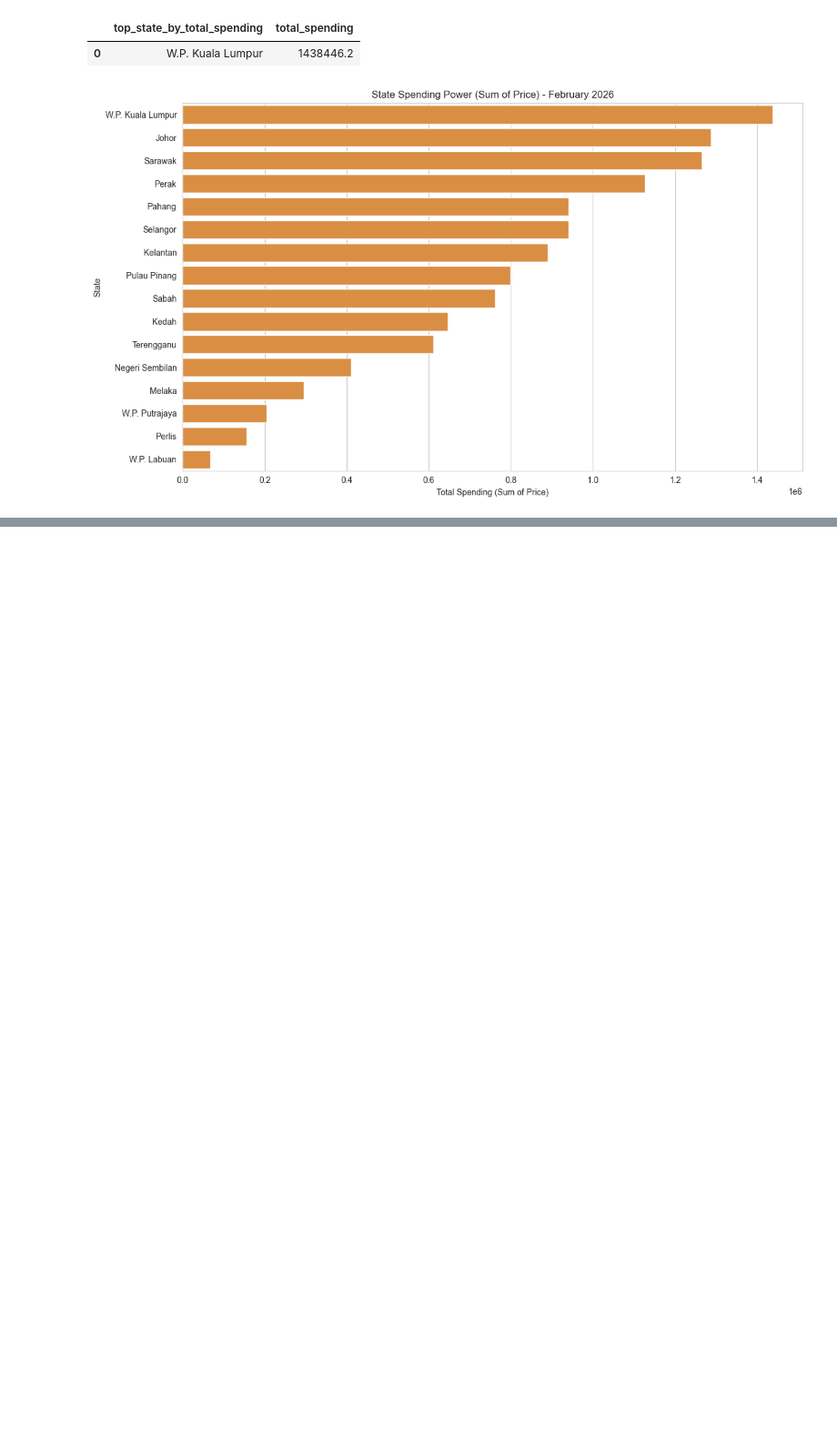
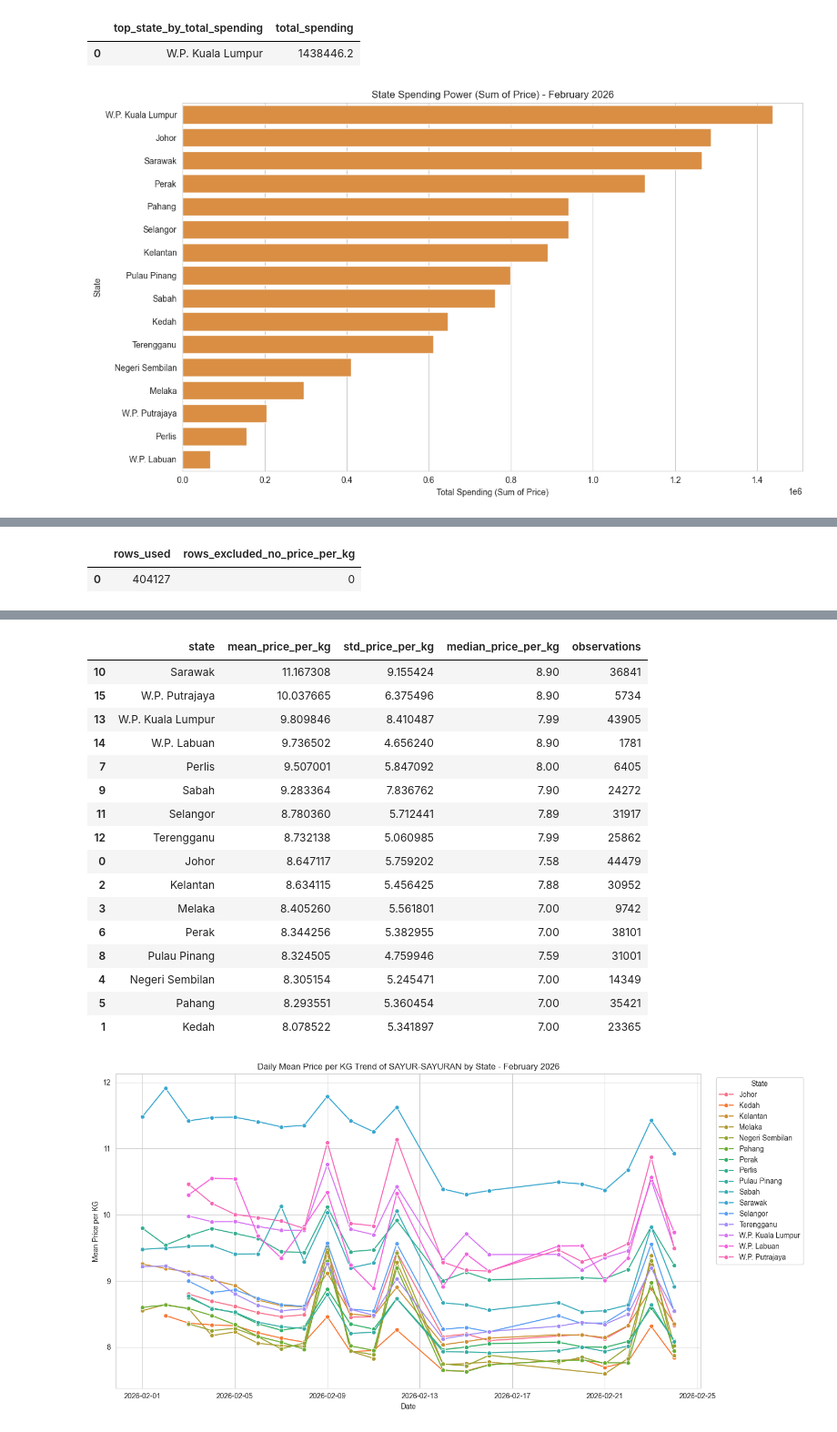
Before and after one commit to khorzhenwin/malaysian-economic-pricing, a Jupyter notebook: consumer-pricing-analysis.ipynb, the cells around one changed output, grey strips where cells are left out. Shown at 91% size. Saved outputs shown, nothing was run; the diff lists cells and outputs as text; code cells hidden in the pictures; blank space fills up the shorter version.

```diff
--- a/consumer-pricing-analysis.ipynb
+++ b/consumer-pricing-analysis.ipynb
@@ -244,0 +487,41 @@ plt.show()
+# %%
+# Daily mean price_per_kg of SAYUR-SAYURAN by state
+sayur_mass_df = sayur_df.loc[sayur_df["price_per_kg"].notna()].copy()
+
+sayur_daily_price_state = (
+    sayur_mass_df.groupby(["date", "state"], as_index=False)["price_per_kg"]
+    .mean()
+    .rename(columns={"price_per_kg": "mean_price_per_kg"})
+    .sort_values(["state", "date"])
+)
+
+display(pd.DataFrame([{"rows_used": len(
+    sayur_mass_df), "rows_excluded_no_price_per_kg": len(sayur_df) - len(sayur_mass_df)}]))
+display(sayur_daily_price_state.head(30))
+
+# Overall state-level summary for comparison
+sayur_price_state_summary = (
+    sayur_mass_df.groupby("state", as_index=False)["price_per_kg"]
+    .agg(mean_price_per_kg="mean", std_price_per_kg="std", median_price_per_kg="median", observations="count")
+    .sort_values("mean_price_per_kg", ascending=False)
+)
+
+display(sayur_price_state_summary)
+
+plt.figure(figsize=(14, 7))
+sns.lineplot(
+    data=sayur_daily_price_state,
+    x="date",
+    y="mean_price_per_kg",
+    hue="state",
+    marker="o"
+)
+plt.title("Daily Mean Price per KG Trend of SAYUR-SAYURAN by State - February 2026")
+plt.xlabel("Date")
+plt.ylabel("Mean Price per KG")
+plt.legend(title="State", bbox_to_anchor=(1.02, 1), loc="upper left")
+plt.tight_layout()
+plt.show()
+# %% [output]
+|  | rows_used | rows_excluded_no_price_per_kg |
+| 0 | 404127 | 0 |
@@ -244,0 +545,18 @@ plt.show()
+|  | state | mean_price_per_kg | std_price_per_kg | median_price_per_kg | observations |
+| 10 | Sarawak | 11.167308 | 9.155424 | 8.90 | 36841 |
+| 15 | W.P. Putrajaya | 10.037665 | 6.375496 | 8.90 | 5734 |
+| 13 | W.P. Kuala Lumpur | 9.809846 | 8.410487 | 7.99 | 43905 |
+| 14 | W.P. Labuan | 9.736502 | 4.656240 | 8.90 | 1781 |
+| 7 | Perlis | 9.507001 | 5.847092 | 8.00 | 6405 |
+| 9 | Sabah | 9.283364 | 7.836762 | 7.90 | 24272 |
+| 11 | Selangor | 8.780360 | 5.712441 | 7.89 | 31917 |
+| 12 | Terengganu | 8.732138 | 5.060985 | 7.99 | 25862 |
+| 0 | Johor | 8.647117 | 5.759202 | 7.58 | 44479 |
+| 2 | Kelantan | 8.634115 | 5.456425 | 7.88 | 30952 |
+| 3 | Melaka | 8.405260 | 5.561801 | 7.00 | 9742 |
+| 6 | Perak | 8.344256 | 5.382955 | 7.00 | 38101 |
+| 8 | Pulau Pinang | 8.324505 | 4.759946 | 7.59 | 31001 |
+| 4 | Negeri Sembilan | 8.305154 | 5.245471 | 7.00 | 14349 |
+| 5 | Pahang | 8.293551 | 5.360454 | 7.00 | 35421 |
+| 1 | Kedah | 8.078522 | 5.341897 | 7.00 | 23365 |
+[figure, added]
```
Also changed, not shown: parts of 11 cells of this notebook.
